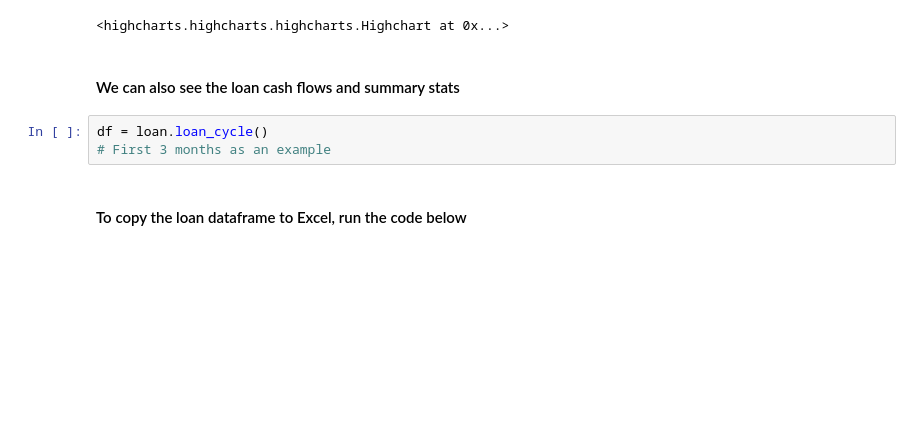
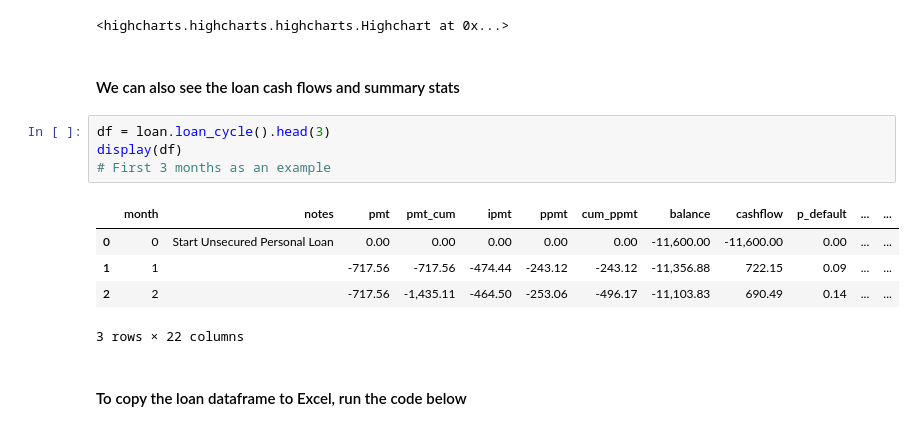
Before and after one commit to Thethirtyone/Open_Model, a Jupyter notebook: unit_loan.ipynb, the cells around one changed output. Drawn from its saved outputs; the diff is of its cells as text; blank space fills up the shorter version.

```diff
--- a/unit_loan.ipynb
+++ b/unit_loan.ipynb
@@ -333,8 +333,15 @@ loan.pd_chart()
 # %% [markdown]
  #### We can also see the loan cash flows and summary stats
 # %%
-df = loan.loan_cycle()
+df = loan.loan_cycle().head(3)
+display(df)
 # First 3 months as an example
+# %% [output]
+|  | month | notes | pmt | pmt_cum | ipmt | ppmt | cum_ppmt | balance | cashflow | p_default | ... | ... |
+| 0 | 0 | Start Unsecured Personal Loan | 0.00 | 0.00 | 0.00 | 0.00 | 0.00 | -11,600.00 | -11,600.00 | 0.00 | ... | ... |
+| 1 | 1 |  | -717.56 | -717.56 | -474.44 | -243.12 | -243.12 | -11,356.88 | 722.15 | 0.09 | ... | ... |
+| 2 | 2 |  | -717.56 | -1,435.11 | -464.50 | -253.06 | -496.17 | -11,103.83 | 690.49 | 0.14 | ... | ... |
+3 rows × 22 columns
 # %% [markdown]
 #### To copy the loan dataframe to Excel, run the code below
 # %%
```
Also changed, not shown: 3 other files.
